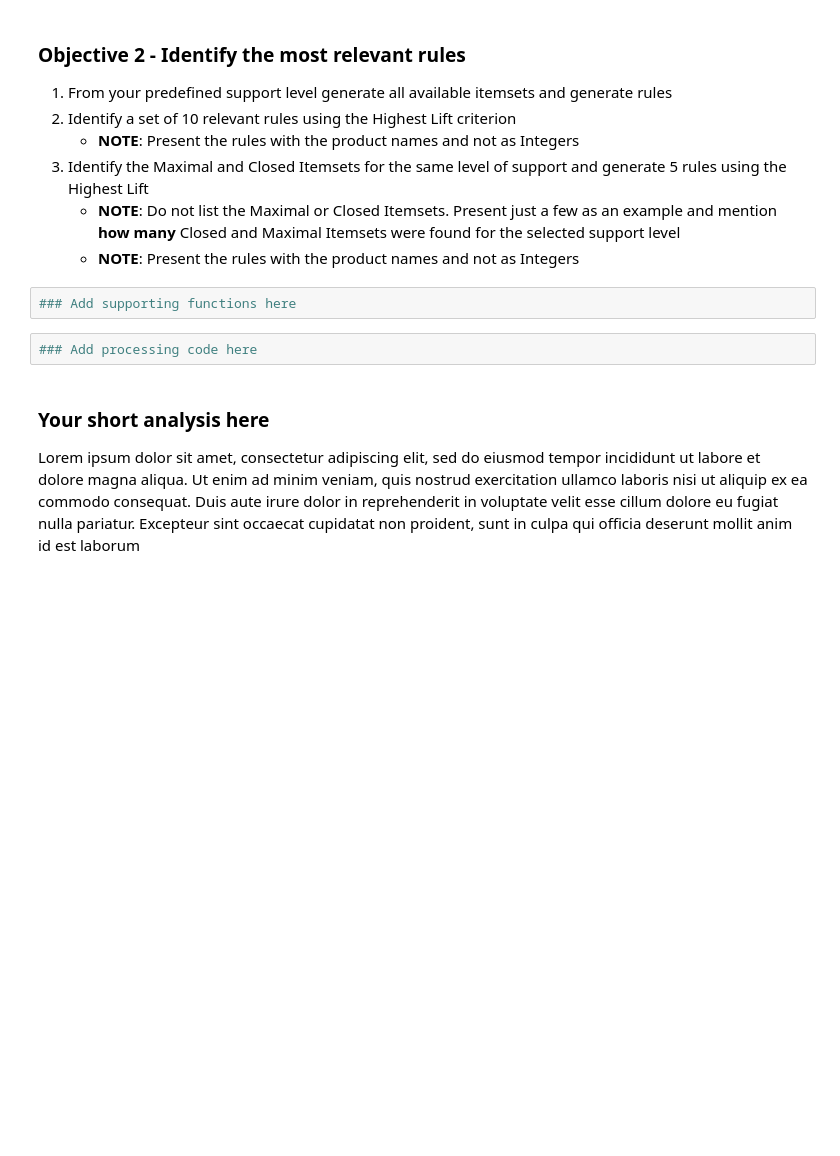
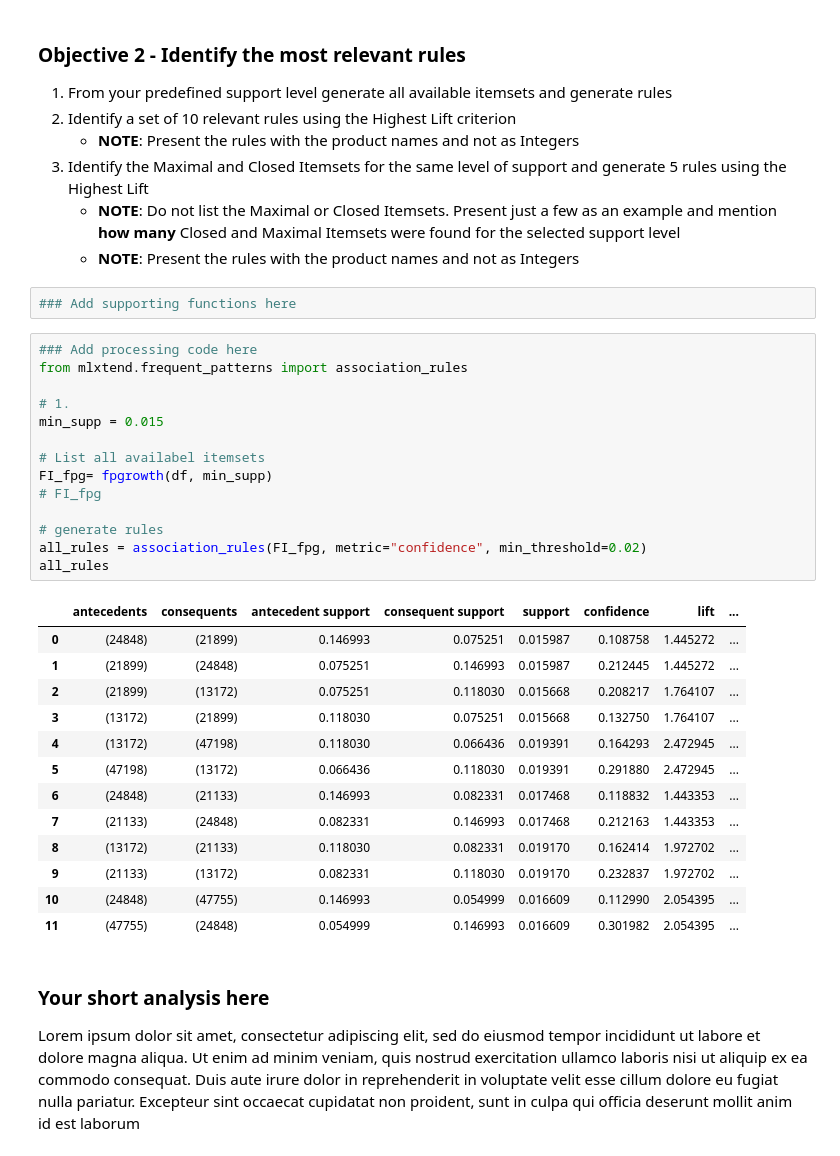
Before and after one commit to RomuloNogueira02/DataMining, a Jupyter notebook: HA2/PD_2324_HA2_ROM.ipynb, the cells around one changed output. Cells and saved outputs as stored; diff of their text form; blank space fills up the shorter version.

```diff
--- a/HA2/PD_2324_HA2_ROM.ipynb
+++ b/HA2/PD_2324_HA2_ROM.ipynb
@@ -172,6 +217,32 @@ Lorem ipsum dolor sit amet, consectetur adipiscing elit, sed do eiusmod tempor i
 ### Add supporting functions here
 # %%
 ### Add processing code here
+from mlxtend.frequent_patterns import association_rules
+
+# 1.
+min_supp = 0.015
+
+# List all availabel itemsets
+FI_fpg= fpgrowth(df, min_supp)
+# FI_fpg
+
+# generate rules
+all_rules = association_rules(FI_fpg, metric="confidence", min_threshold=0.02)
+all_rules
+# %% [output]
+|  | antecedents | consequents | antecedent support | consequent support | support | confidence | lift | ... |
+| 0 | (24848) | (21899) | 0.146993 | 0.075251 | 0.015987 | 0.108758 | 1.445272 | ... |
+| 1 | (21899) | (24848) | 0.075251 | 0.146993 | 0.015987 | 0.212445 | 1.445272 | ... |
+| 2 | (21899) | (13172) | 0.075251 | 0.118030 | 0.015668 | 0.208217 | 1.764107 | ... |
+| 3 | (13172) | (21899) | 0.118030 | 0.075251 | 0.015668 | 0.132750 | 1.764107 | ... |
+| 4 | (13172) | (47198) | 0.118030 | 0.066436 | 0.019391 | 0.164293 | 2.472945 | ... |
+| 5 | (47198) | (13172) | 0.066436 | 0.118030 | 0.019391 | 0.291880 | 2.472945 | ... |
+| 6 | (24848) | (21133) | 0.146993 | 0.082331 | 0.017468 | 0.118832 | 1.443353 | ... |
+| 7 | (21133) | (24848) | 0.082331 | 0.146993 | 0.017468 | 0.212163 | 1.443353 | ... |
+| 8 | (13172) | (21133) | 0.118030 | 0.082331 | 0.019170 | 0.162414 | 1.972702 | ... |
+| 9 | (21133) | (13172) | 0.082331 | 0.118030 | 0.019170 | 0.232837 | 1.972702 | ... |
+| 10 | (24848) | (47755) | 0.146993 | 0.054999 | 0.016609 | 0.112990 | 2.054395 | ... |
+| 11 | (47755) | (24848) | 0.054999 | 0.146993 | 0.016609 | 0.301982 | 2.054395 | ... |
 # %% [markdown]
 ### Your short analysis here
 
```
Also changed, not shown: parts of 4 cells of this notebook.
